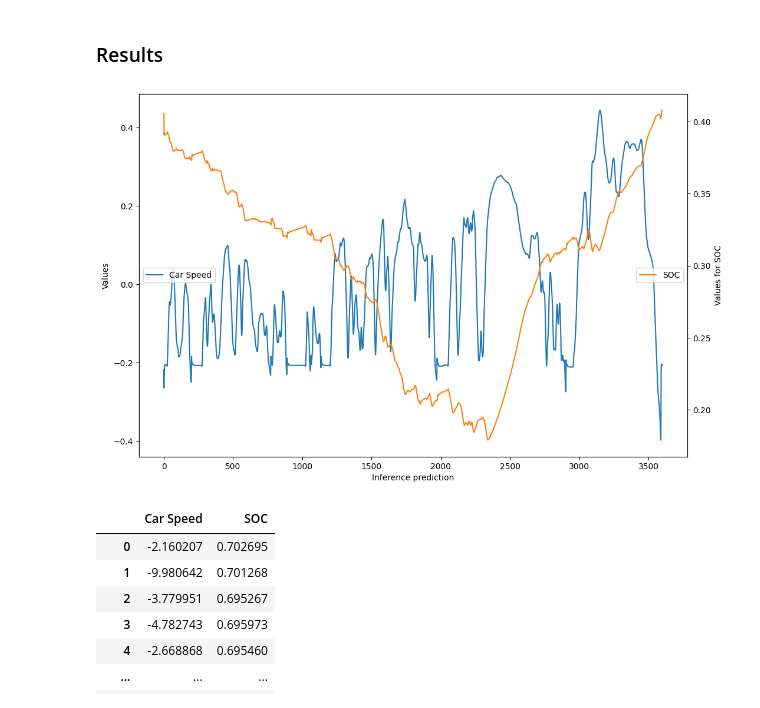
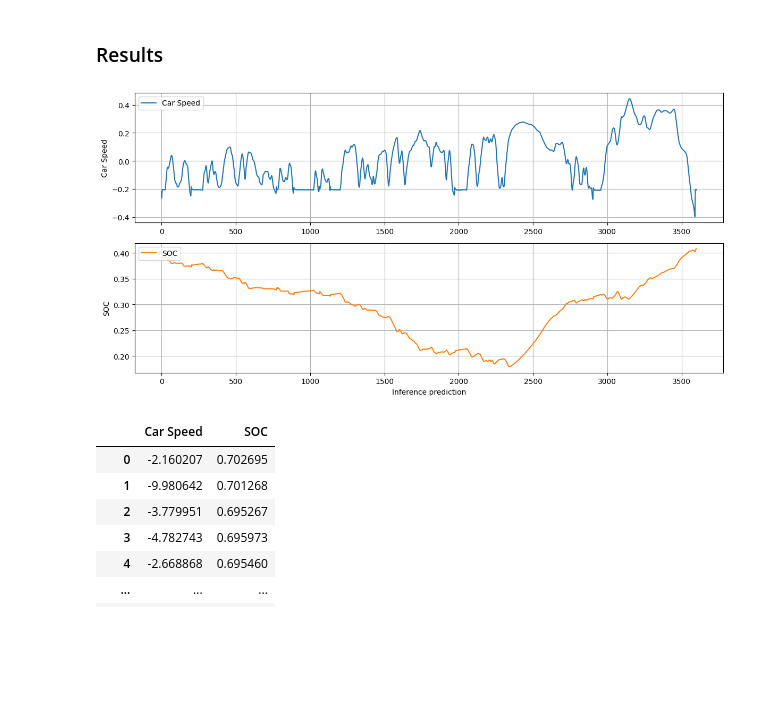
Before and after one commit to nikilong2000/rl_emission_reduction, a Jupyter notebook: controller_for_ICE_PG/SHARE/comparing_tf_and_onnx.ipynb, the cells around one changed output. Saved outputs shown, nothing was run; the diff lists cells and outputs as text; code cells hidden in the pictures; blank space fills up the shorter version.

```diff
--- a/controller_for_ICE_PG/SHARE/comparing_tf_and_onnx.ipynb
+++ b/controller_for_ICE_PG/SHARE/comparing_tf_and_onnx.ipynb
@@ -130,11 +130,11 @@ for pred in range(preds):
     y_pred = ICEscaler_inv_out.transform(y_predict_scaled_list[pred].reshape(1, -1))
     y_pred_list.append(y_pred[0][0])
 
-plot_data = np.array(y_pred_list)
+plot_data_ice_onnx = np.array(y_pred_list)
 # %%
 labels = ['Torque', 'NO', 'NO2', 'CO', 'CO2']
 
-df_predictions_onnx = pd.DataFrame(data=plot_data, columns=labels)
+df_predictions_onnx = pd.DataFrame(data=plot_data_ice_onnx, columns=labels)
 df_predictions_onnx
 # %% [output]
 |  | Torque | NO | NO2 | CO | CO2 |
@@ -287,0 +265,16 @@ Per-variable metrics:
+# %%
+# Plotting Comparison
+fig, axs = plt.subplots(plot_vars, 1, figsize=(12, 3*plot_vars), sharex=True)
+
+for var in range(plot_vars):
+    color = f'C{var}'
+    axs[var].plot(onnx_results[:, var], label=f'{labels[var]} (ONNX)', linestyle='-', color=color, alpha=0.6, linewidth=2)
+    axs[var].plot(tf_results[:, var], label=f'{labels[var]} (TF)', linestyle=':', color=color, alpha=1.0, linewidth=2)
+    axs[var].set_ylabel('Scaled values')
+    axs[var].legend(loc='upper right')
+    axs[var].grid(True)
+
+axs[-1].set_xlabel('Inference prediction step')
+plt.suptitle('ONNX vs TensorFlow Output Consistency (ICE)', y=1.02)
+plt.tight_layout()
+plt.show()
@@ -361,30 +358,24 @@ PG([x_scaled, y_scaled_initial_pg])
 # %% [markdown]
 ### Results
 # %%
-plot_data = np.array(y_predict_scaled_list)
-preds, plot_vars = plot_data.shape
+plot_data_pg_onnx = np.array(y_predict_scaled_list)
+preds, plot_vars = plot_data_pg_onnx.shape
 
 labels = ['Car Speed', 'SOC']
 
-_, ax = plt.subplots(figsize=(12,8))
-ax2 = ax.twinx()
+fig, axs = plt.subplots(plot_vars, 1, figsize=(12, 3*plot_vars), sharex=False)
 
 for var in range(plot_vars):
-    if var == 0:
-        ax.plot(plot_data[:,var], label=labels[var], c=f'C{var}')
-    else:
-        ax2.plot(plot_data[:,var], label=labels[var], c=f'C{var}')
+    axs[var].plot(plot_data_pg_onnx[:,var], label=labels[var], c=f'C{var}')
+    axs[var].set_ylabel(labels[var])
+    axs[var].legend(loc='upper left')
+    axs[var].grid(True)
 
-ax.set_ylabel('Values')
-ax.set_xlabel('Inference prediction')
-ax.legend(loc='center left')
-
-ax2.set_ylabel('Values for SOC')
-ax2.legend(loc='center right')
-
+axs[-1].set_xlabel('Inference prediction')
+plt.tight_layout()
 plt.show()
 # %% [output]
-[figure, old version]
+[figure, new version]
 # %%
 y_pred_list = []
 
```
Also changed, not shown: parts of 19 cells of this notebook.
